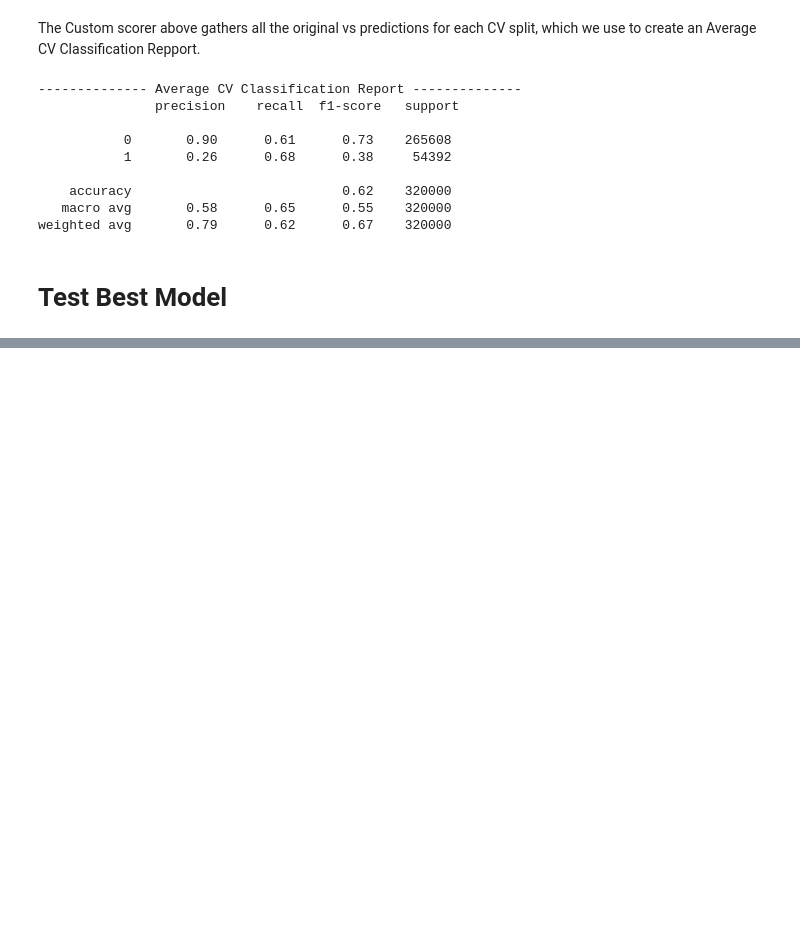
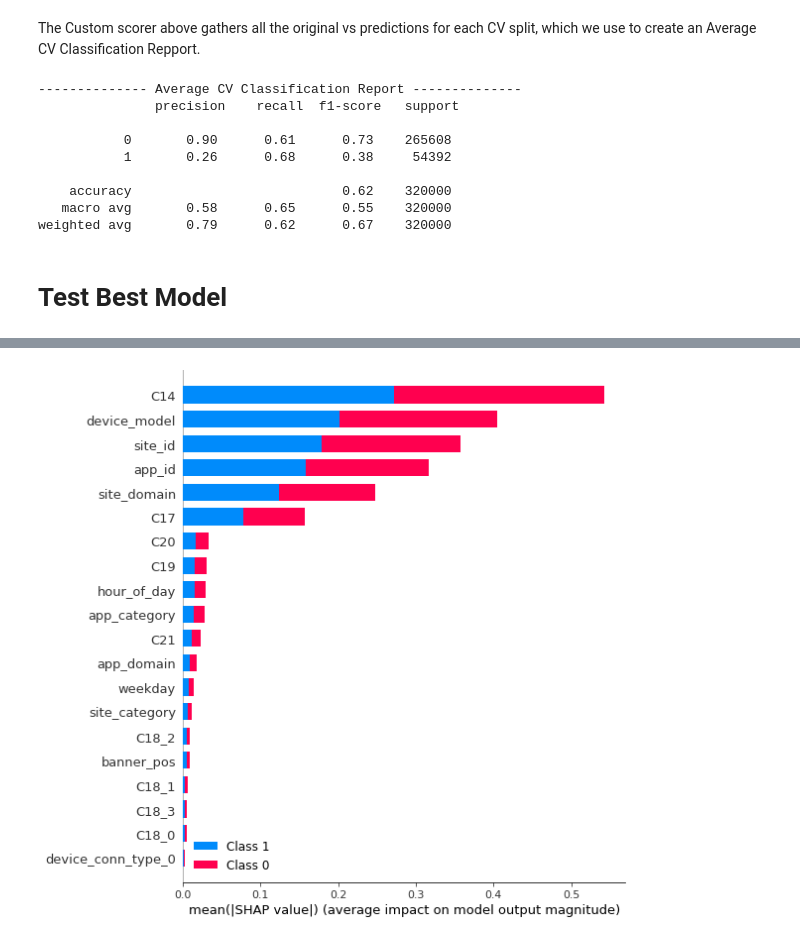
Before and after one commit to gilnribeiro/ML-Ad-Clicks-Project, a Jupyter notebook: new_preprocessing.ipynb, the cells around one changed output, grey strips where cells are left out. Cells and saved outputs as stored; diff of their text form; code cells hidden in the pictures; blank space fills up the shorter version.

```diff
--- a/new_preprocessing.ipynb
+++ b/new_preprocessing.ipynb
@@ -555,0 +688,14 @@ plt.show()
+# %%
+row = 23
+data_for_prediction = X_test.iloc[row]
+data_for_prediction_array = data_for_prediction.values.reshape(1, -1)
+
+def model_predict(data_asarray):
+    data_asframe =  pd.DataFrame(data_asarray, columns=X_train.columns.to_list())
+    return best_model.predict_proba(data_asframe)
+
+explainer = shap.KernelExplainer(model_predict, X_test.iloc[0:100], link='logit')
+shap_values = explainer.shap_values(data_for_prediction)
+
+shap.initjs()
+shap.force_plot(shap_kernel_explainer.expected_value[1], shap_values[1], data_for_prediction)
@@ -555,0 +713,7 @@ plt.show()
+# %%
+random_sample = X_test.sample(200, random_state=42)
+shap_values = explainer.shap_values(random_sample)
+# %%
+shap.summary_plot(shap_values, X_test, plot_type="bar")
+# %% [output]
+[figure, added]
```
Also changed, not shown: parts of 43 cells of this notebook, 6 other files.
